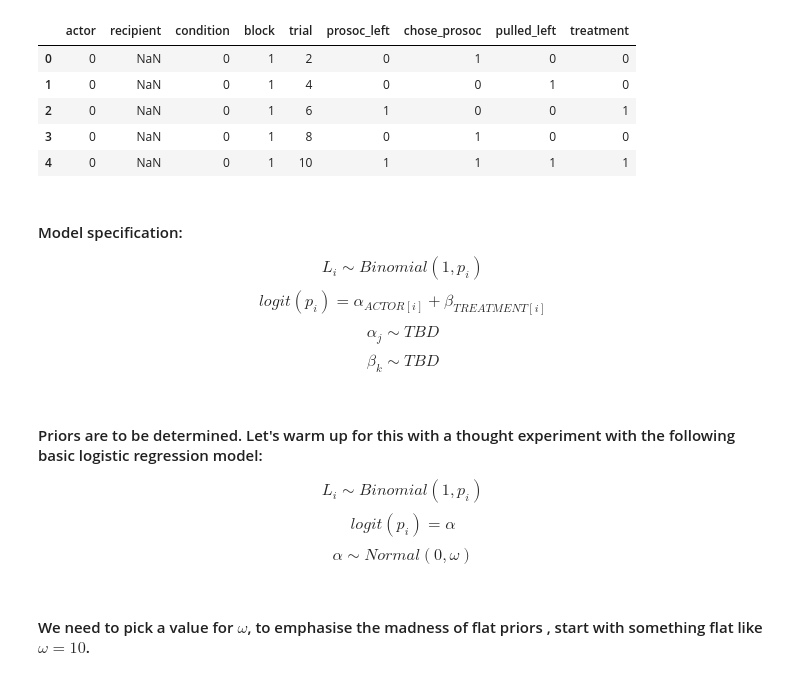
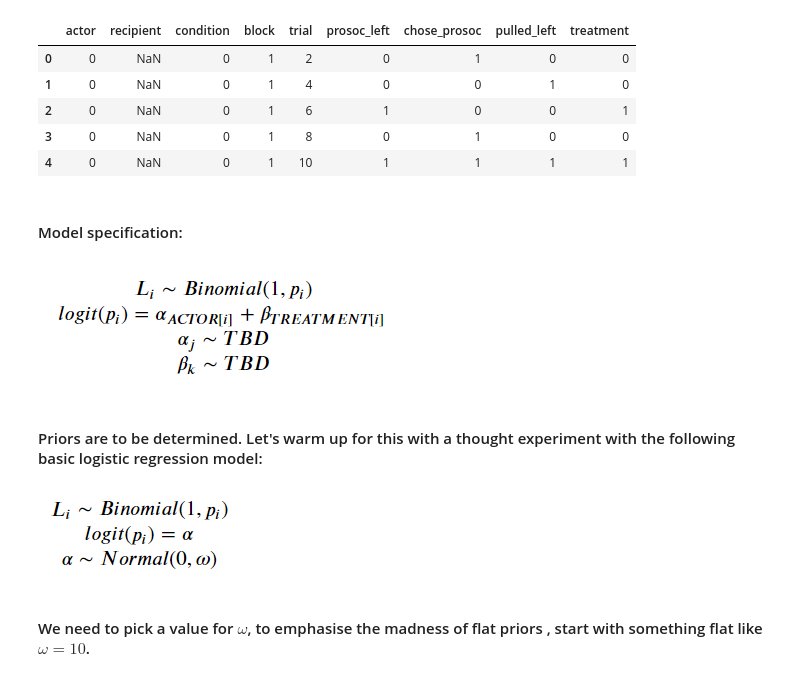
Before and after one commit to mspil88/bayesian_stats, a Jupyter notebook: glms_binomial_models_chimps.ipynb, the cells around one changed output. Saved outputs shown, nothing was run; the diff lists cells and outputs as text; code cells hidden in the pictures.

```diff
--- a/glms_binomial_models_chimps.ipynb
+++ b/glms_binomial_models_chimps.ipynb
@@ -53,17 +53,19 @@ data.head()
 | 2 | 0 | NaN | 0 | 1 | 6 | 1 | 0 | 0 | 1 |
 | 3 | 0 | NaN | 0 | 1 | 8 | 0 | 1 | 0 | 0 |
 | 4 | 0 | NaN | 0 | 1 | 10 | 1 | 1 | 1 | 1 |
-# %% [markdown]
-#### Model specification:
-$$L_{i} \sim Binomial(1, p_{i})$$
-$$logit(p_{i}) = \alpha_{ACTOR[i]} + \beta_{TREATMENT[i]}$$
-$$\alpha_{j} \sim TBD $$
-$$\beta_{k} \sim TBD $$
+# %% [markdown]
+#### Model specification:
+# %%
+#importing image as LaTex not rendering properly when pushing out to github
+display(Image.open(os.path.join(os.getcwd(),r'data/glm_la_1.png')))
+# %% [output]
+[figure, added]
 # %% [markdown]
 #### Priors are to be determined. Let's warm up for this with a thought experiment with the following basic logistic regression model:
-$$L_{i} \sim Binomial(1, p_{i})$$
-$$logit(p_{i}) = \alpha$$
-$$\alpha \sim Normal(0, \omega)$$
+# %%
+display(Image.open(os.path.join(os.getcwd(),r'data/glm_la_2.png')))
+# %% [output]
+[figure, added]
 # %% [markdown]
 #### We need to pick a value for $\omega$, to emphasise the madness of flat priors , start with something flat like $\omega = 10$.
 # %%
```
